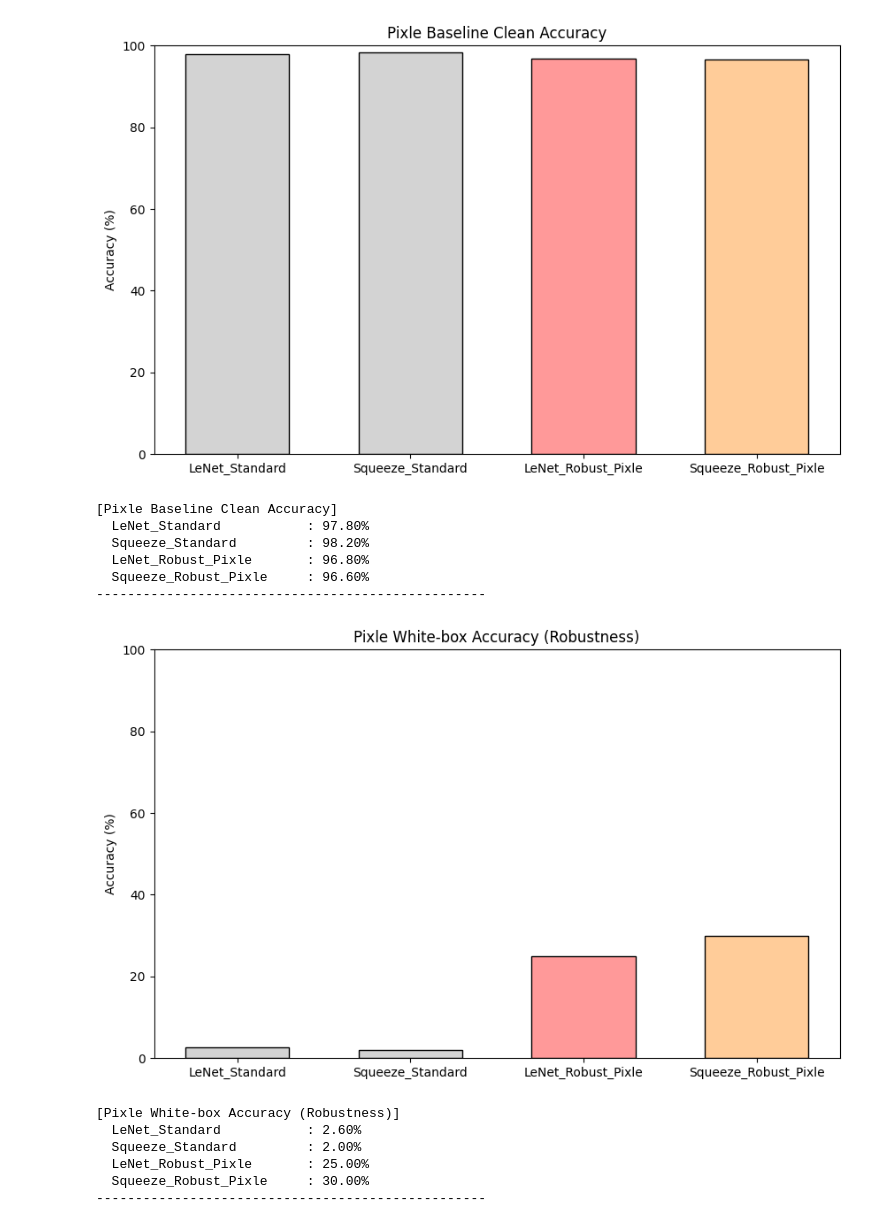
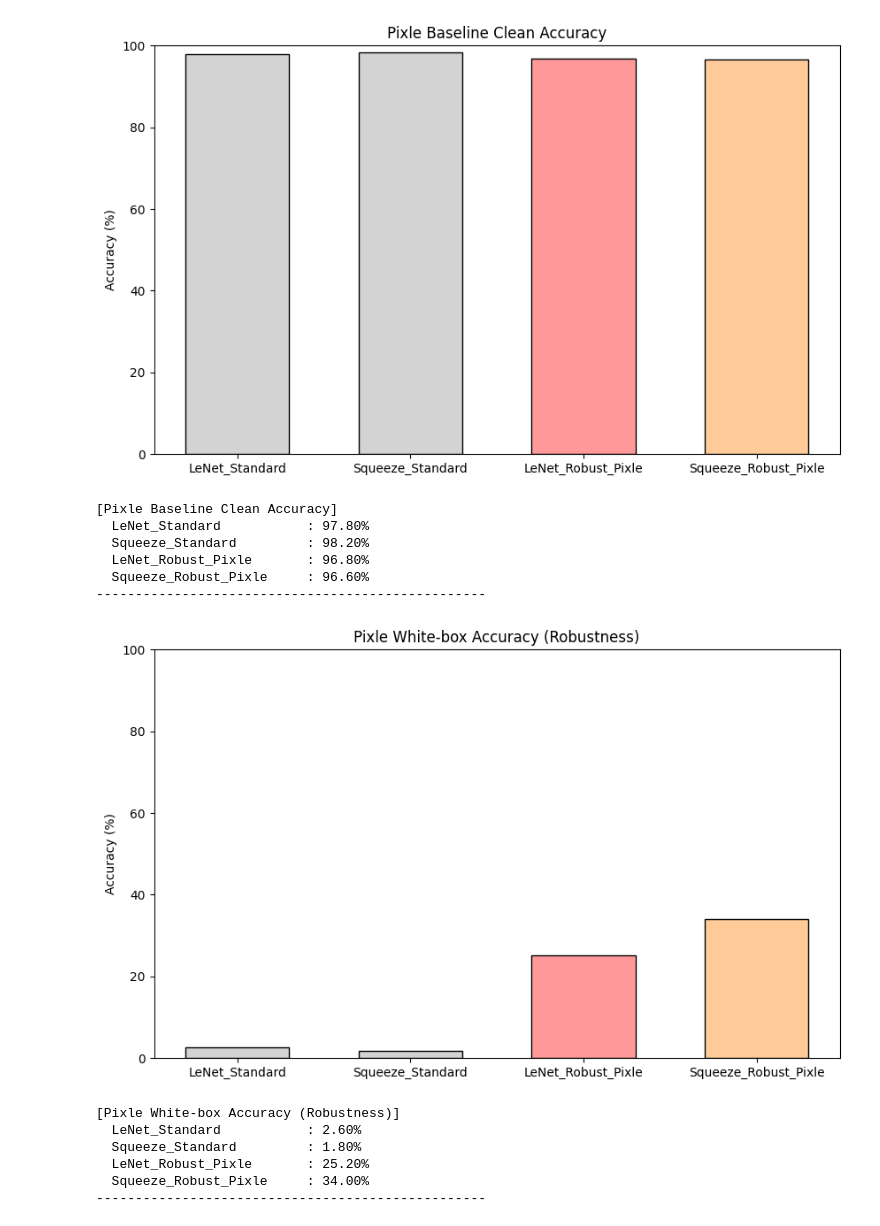
Before and after one commit to vm2781/adversarial_attacks, a Jupyter notebook: model_adversarial_analysis.ipynb, the cells around one changed output. Cells and saved outputs as stored; diff of their text form; code cells hidden in the pictures.

```diff
--- a/model_adversarial_analysis.ipynb
+++ b/model_adversarial_analysis.ipynb
@@ -270,7 +270,7 @@ import glob
 attack_configs = [
     ('PGD', PGD, {'eps': 0.3, 'steps': 20}),
     ('MIFGSM', MIFGSM, {'eps': 0.3, 'steps': 20}),
-    ('Pixle', Pixle, {'restarts': 10, 'max_iterations': 5})
+    ('Pixle', Pixle, {'restarts': 10, 'maxiterations': 5})
 ]
 
 for atk_name, atk_class, atk_params in attack_configs:
@@ -289,8 +289,8 @@ for atk_name, atk_class, atk_params in attack_configs:
         fname = [x[1] for x in model_configs if x[0] == name][0]
         save_path = f"{adv_dir}/500_adv_{atk_name}_{fname}"
 
-        if os.path.exists(save_path):
-            continue
+        # if os.path.exists(save_path):
+        #     continue
 
         model = zoo_models[name]
         try:
@@ -374,9 +374,6 @@ def calculate_metrics(attack_name, focus_models):
 
         results['white'].append(matrix_acc[idx, idx])
 
-        incoming = [matrix_acc[i, idx] for i in range(n_models) if i != idx]
-        results['zoo_def'].append(np.mean(incoming) if incoming else 0)
-
         outgoing = [100 - matrix_acc[idx, j] for j in range(n_models) if j != idx]
         results['zoo_off'].append(np.mean(outgoing) if outgoing else 0)
 
@@ -711,7 +593,6 @@ if MIFGSM_metrics:
 # %%
 pixle_focus = ['LeNet_Standard', 'Squeeze_Standard', 'LeNet_Robust_Pixle', 'Squeeze_Robust_Pixle']
 pixle_metrics = calculate_metrics('Pixle', pixle_focus)
-pixle_ext_scores = get_external_scores(pixle_focus)
 
 if pixle_metrics:
     x = np.arange(len(pixle_focus))
@@ -745,19 +626,6 @@ if pixle_metrics:
     print("-" * 50)
 
     plt.figure(figsize=(10, 6))
-    plt.bar(x, pixle_metrics['zoo_def'], color=bar_colors, edgecolor='black', width=width)
-    plt.xticks(x, pixle_focus)
-    plt.title("Pixle - Defense against PGD Attack")
-    plt.ylabel("Accuracy (%)")
-    plt.ylim(0, 100)
-    plt.show()
-
-    print("\n[Pixle - Defense against PGD Attack (Zoo Avg)]")
-    for name, val in zip(pixle_focus, pixle_metrics['zoo_def']):
-        print(f"  {name:<25}: {val:.2f}%")
-    print("-" * 50)
-
-    plt.figure(figsize=(10, 6))
     plt.bar(x, pixle_metrics['zoo_off'], color=bar_colors, edgecolor='black', width=width)
     plt.xticks(x, pixle_focus)
     plt.title("Pixle - Offense Against Survey of Standard Models")
@@ -766,52 +634,39 @@ if pixle_metrics:
     plt.show()
 
     print("\n[Pixle - Offense Against Survey of Standard Models (Success Rate)]")
     for name, val in zip(pixle_focus, pixle_metrics['zoo_off']):
-        print(f"  {name:<25}: {val:.2f}%")
-    print("-" * 50)
-
-    plt.figure(figsize=(10, 6))
-    plt.bar(x, pixle_ext_scores, color=bar_colors, edgecolor='black', width=width)
-    plt.xticks(x, pixle_focus)
-    plt.title("Pixle - Defense Against Adversarial Dataset Attack")
-    plt.ylabel("Accuracy (%)")
-    plt.ylim(0, 100)
-    plt.show()
-
-    print("\n[Pixle - Defense Against Adversarial Dataset Attack]")
-    for name, val in zip(pixle_focus, pixle_ext_scores):
         print(f"  {name:<25}: {val:.2f}%")
     print("-" * 50)
 
     focus_indices = [all_names.index(n) for n in pixle_focus]
     sub_matrix = pixle_metrics['matrix'][np.ix_(focus_indices, focus_indices)]
 
     plt.figure(figsize=(8, 6))
     sns.heatmap(sub_matrix, annot=True, fmt=".1f", cmap="RdYlGn", vmin=0, vmax=100,
                 xticklabels=pixle_focus, yticklabels=pixle_focus)
     plt.title("Pixle Transferability Matrix")
     plt.xlabel("Target Model (Victim)")
     plt.ylabel("Source Model (Attacker)")
     plt.xticks(rotation=45, ha='right')
     plt.yticks(rotation=0)
     plt.show()
 
     print("\n[Pixle Transferability Matrix Table (Rows=Source, Cols=Target)]")
     display(pd.DataFrame(sub_matrix, index=pixle_focus, columns=pixle_focus).style.format("{:.2f}").background_gradient(cmap='RdYlGn', vmin=0, vmax=100))
 # %% [output]
 [figure]
 [Pixle Baseline Clean Accuracy]
   LeNet_Standard           : 97.80%
   Squeeze_Standard         : 98.20%
   LeNet_Robust_Pixle       : 96.80%
   Squeeze_Robust_Pixle     : 96.60%
 --------------------------------------------------
-[figure, old version]
+[figure, new version]
 [Pixle White-box Accuracy (Robustness)]
   LeNet_Standard           : 2.60%
-  Squeeze_Standard         : 2.00%
-  LeNet_Robust_Pixle       : 25.00%
-  Squeeze_Robust_Pixle     : 30.00%
+  Squeeze_Standard         : 1.80%
+  LeNet_Robust_Pixle       : 25.20%
+  Squeeze_Robust_Pixle     : 34.00%
 --------------------------------------------------
 [figure]
 [Pixle - Defense against PGD Attack (Zoo Avg)]
```
Also changed, not shown: parts of 13 cells of this notebook.
